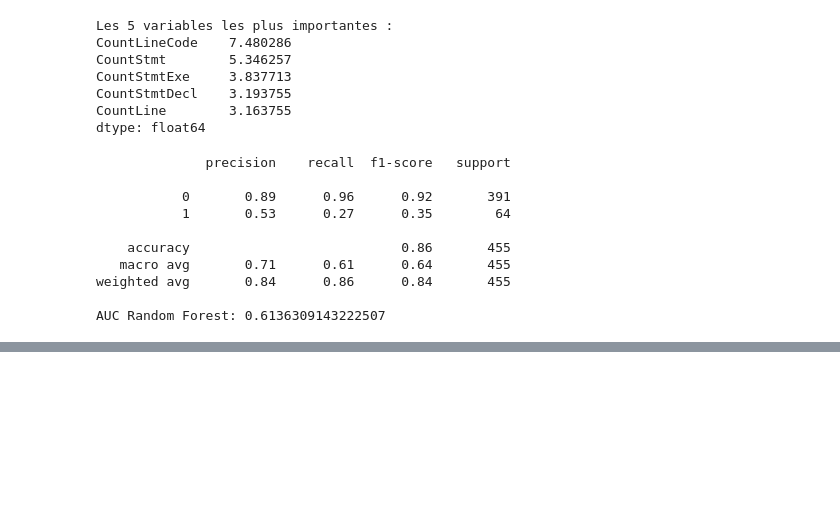
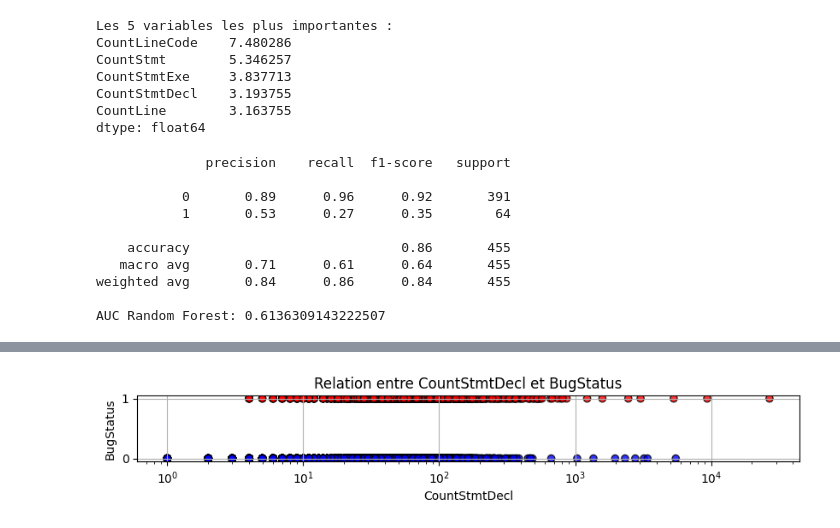
Before and after one commit to IamMoShi/MGL869-Lab-Hive, a Jupyter notebook: Pipeline_Learning_Model.ipynb, the cells around one changed output, grey strips where cells are left out. Saved outputs shown, nothing was run; the diff lists cells and outputs as text; code cells hidden in the pictures; blank space fills up the shorter version.

```diff
--- a/Pipeline_Learning_Model.ipynb
+++ b/Pipeline_Learning_Model.ipynb
@@ -168,0 +236,13 @@ AUC Random Forest: 0.6136309143222507
+# %%
+plt.figure(figsize=(10, 1))
+colors = data['BugStatus'].map({0: 'blue', 1: 'red'})  # BugStatus=1 en rouge, 0 en bleu
+plt.scatter(data['CountStmtDecl'], data['BugStatus'], c=colors, alpha=0.8, edgecolors='k')
+
+plt.xscale('log')
+plt.xlabel('CountStmtDecl')
+plt.ylabel('BugStatus')
+plt.title('Relation entre CountStmtDecl et BugStatus')
+plt.grid(True)
+plt.show()
+# %% [output]
+[figure, added]
```
Also changed, not shown: parts of 9 cells of this notebook.
